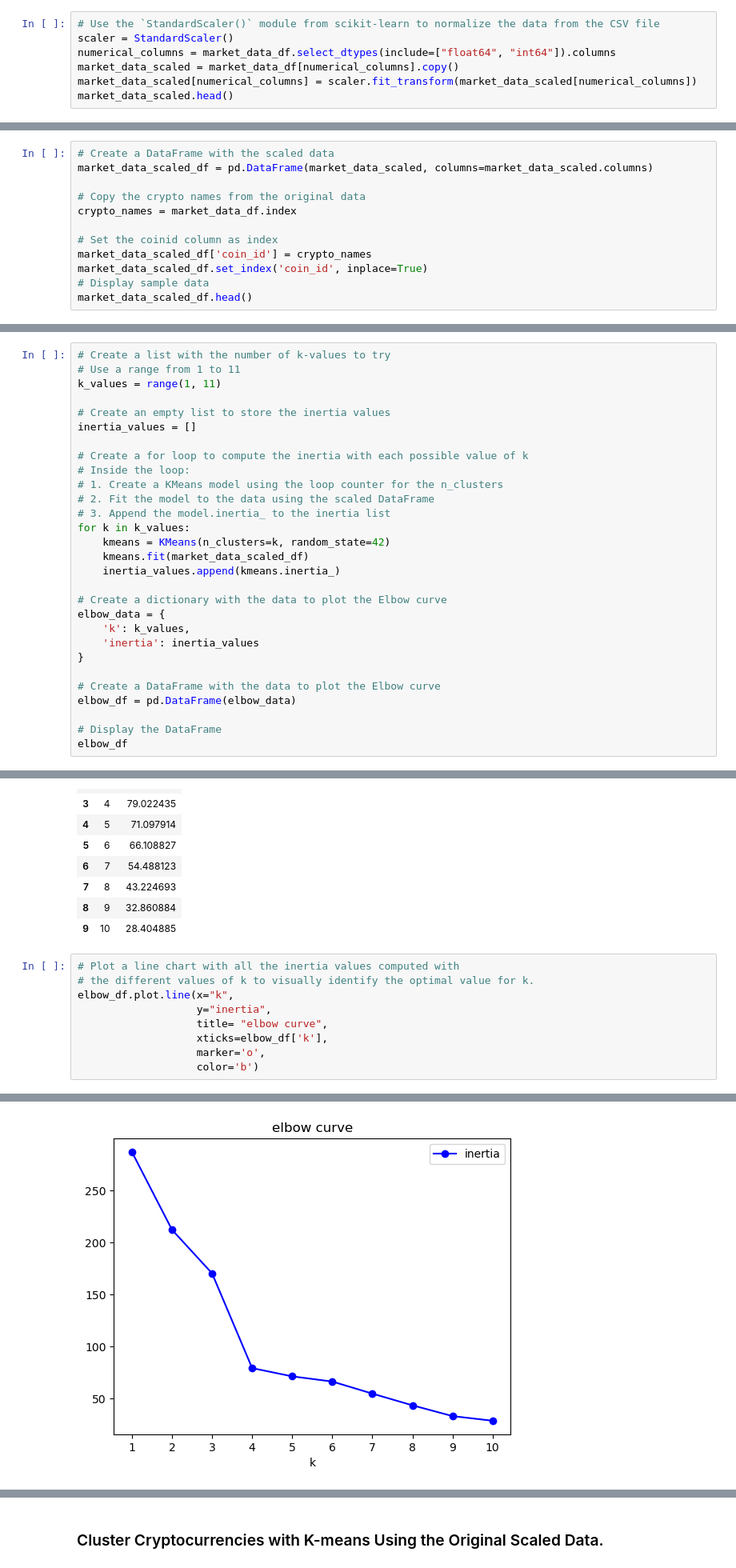
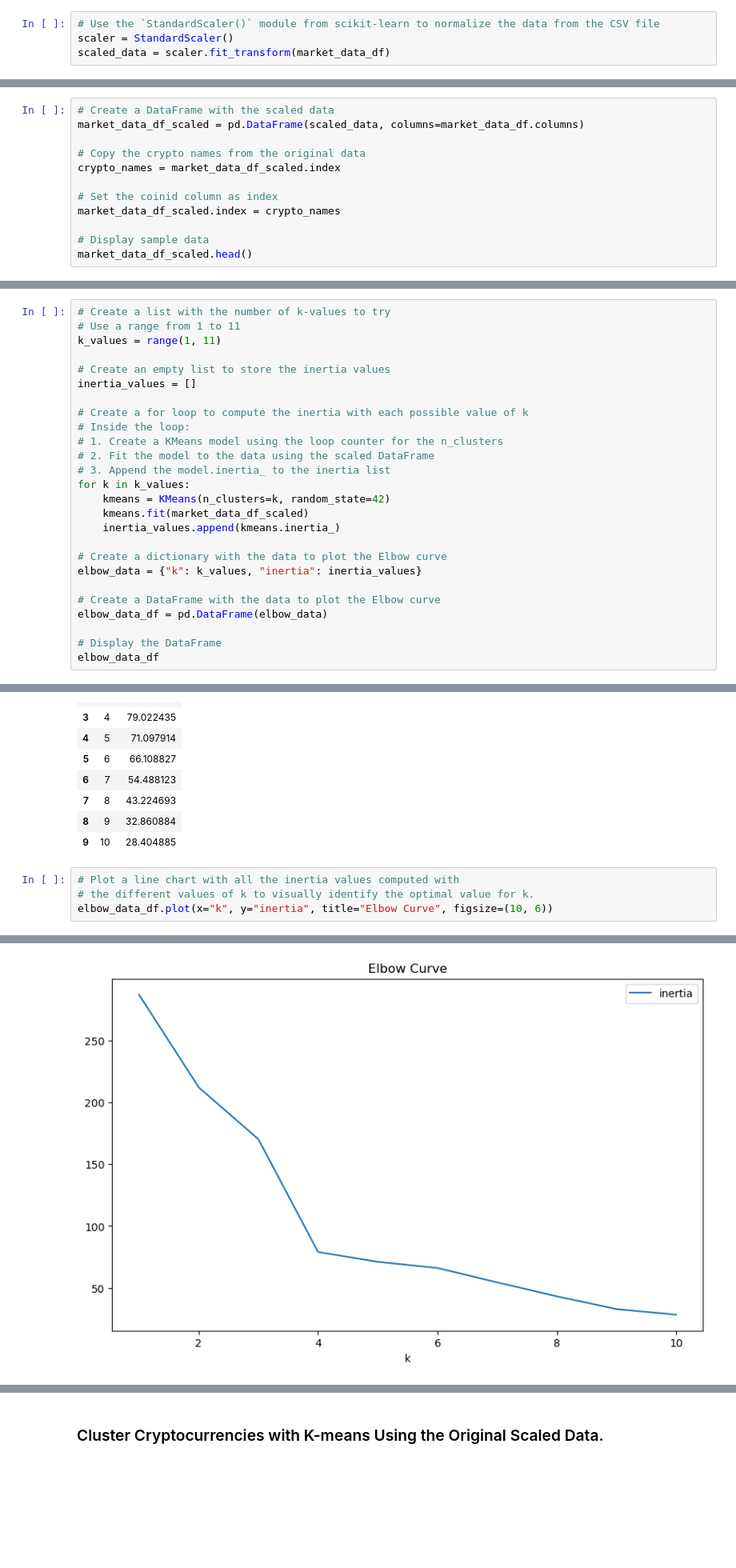
Before and after one commit to BellingLauren/CryptoClustering, a Jupyter notebook: Starter_Code/Crypto_Clustering_starter_code.ipynb, the cells around one changed output, grey strips where cells are left out. Shown at 80% size. Saved outputs shown, nothing was run; the diff lists cells and outputs as text; blank space fills up the shorter version.

```diff
--- a/Starter_Code/Crypto_Clustering_starter_code.ipynb
+++ b/Starter_Code/Crypto_Clustering_starter_code.ipynb
@@ -41,7 +41,4 @@ market_data_df.describe()
 # %%
 # Use the `StandardScaler()` module from scikit-learn to normalize the data from the CSV file
 scaler = StandardScaler()
-numerical_columns = market_data_df.select_dtypes(include=["float64", "int64"]).columns
-market_data_scaled = market_data_df[numerical_columns].copy()
-market_data_scaled[numerical_columns] = scaler.fit_transform(market_data_scaled[numerical_columns])
-market_data_scaled.head()
+scaled_data = scaler.fit_transform(market_data_df)
@@ -56,14 +45,14 @@ market_data_scaled.head()
 # %%
 # Create a DataFrame with the scaled data
-market_data_scaled_df = pd.DataFrame(market_data_scaled, columns=market_data_scaled.columns)
+market_data_df_scaled = pd.DataFrame(scaled_data, columns=market_data_df.columns)
 
 # Copy the crypto names from the original data
-crypto_names = market_data_df.index
+crypto_names = market_data_df_scaled.index
 
 # Set the coinid column as index
-market_data_scaled_df['coin_id'] = crypto_names
-market_data_scaled_df.set_index('coin_id', inplace=True)
+market_data_df_scaled.index = crypto_names
+
 # Display sample data
-market_data_scaled_df.head()
+market_data_df_scaled.head()
 # %% [output]
 |  | price_change_percentage_24h | price_change_percentage_7d | price_change_percentage_14d | price_change_percentage_30d | ... |
@@ -90,20 +78,17 @@ inertia_values = []
 # 3. Append the model.inertia_ to the inertia list
 for k in k_values:
     kmeans = KMeans(n_clusters=k, random_state=42)
-    kmeans.fit(market_data_scaled_df)
+    kmeans.fit(market_data_df_scaled)
     inertia_values.append(kmeans.inertia_)
 
 # Create a dictionary with the data to plot the Elbow curve
-elbow_data = {
-    'k': k_values,
-    'inertia': inertia_values
-}
+elbow_data = {"k": k_values, "inertia": inertia_values}
 
 # Create a DataFrame with the data to plot the Elbow curve
-elbow_df = pd.DataFrame(elbow_data)
+elbow_data_df = pd.DataFrame(elbow_data)
 
 # Display the DataFrame
-elbow_df
+elbow_data_df
 # %% [output]
 |  | k | inertia |
 | 0 | 1 | 287.000000 |
@@ -119,10 +104,5 @@ elbow_df
 # %%
 # Plot a line chart with all the inertia values computed with
 # the different values of k to visually identify the optimal value for k.
-elbow_df.plot.line(x="k",
-                   y="inertia",
-                   title= "elbow curve",
-                   xticks=elbow_df['k'],
-                   marker='o',
-                   color='b')
+elbow_data_df.plot(x="k", y="inertia", title="Elbow Curve", figsize=(10, 6))
 # %% [output]
@@ -130,4 +110,4 @@ elbow_df.plot.line(x="k",
-[figure, old version]
+[figure, new version]
 # %% [markdown]
 #### Answer the following question:
 **Question:** What is the best value for `k`?
```
Also changed, not shown: parts of 24 cells of this notebook.
